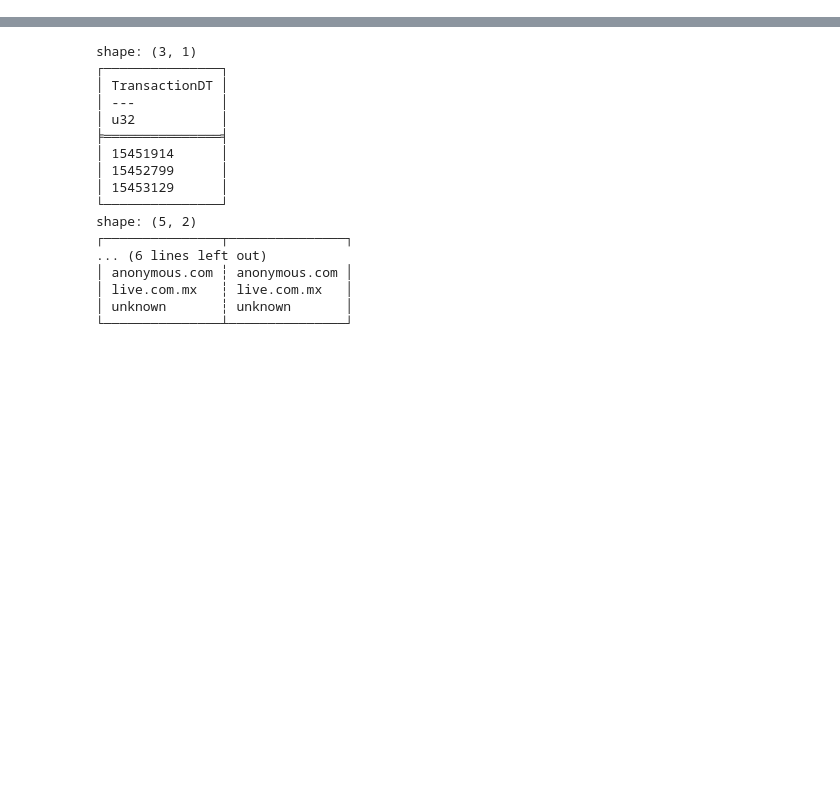
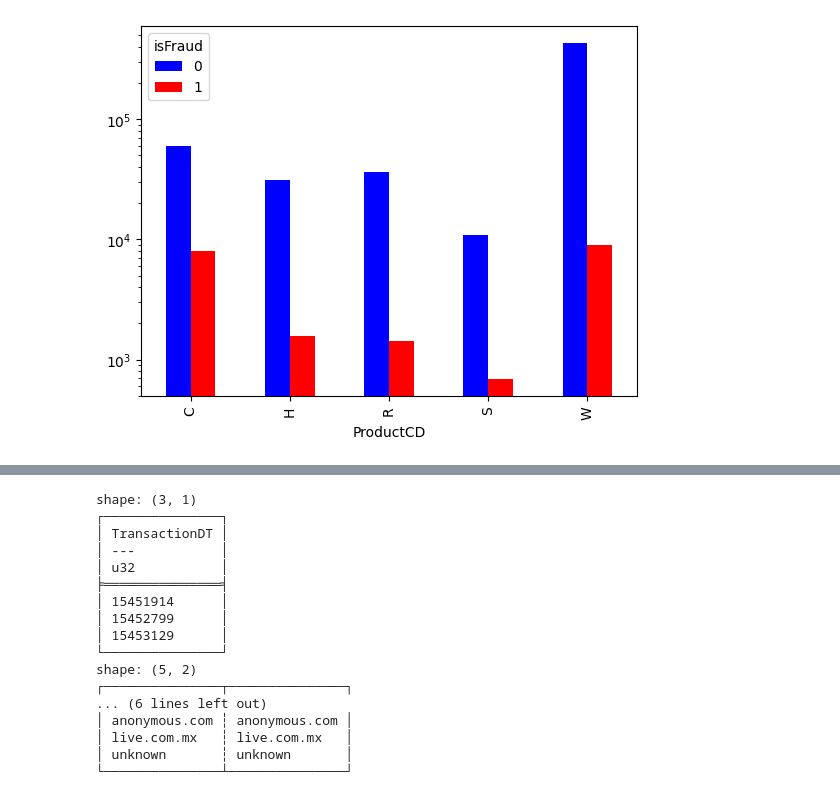
Before and after one commit to MerouaneELH/Fraud-Detection-MLops-project, a Jupyter notebook: NoteBooks/Data_Processing.ipynb, the cells around one changed output, grey strips where cells are left out. Saved outputs shown, nothing was run; the diff lists cells and outputs as text; code cells hidden in the pictures; blank space fills up the shorter version.

```diff
--- a/NoteBooks/Data_Processing.ipynb
+++ b/NoteBooks/Data_Processing.ipynb
@@ -16,9 +19,8 @@ df_tr_test = pl.scan_csv("../Data/Raw/test_transaction.csv")
 join_test = df_tr_test.join(df_id_test,on="TransactionID",how="left")
 join_test.sink_parquet("../Data/Raw/Test.parquet")
 # %%
-df_train = pl.scan_parquet("../Data/Raw/train.parquet")
-df_test = pl.scan_parquet("../Data/Raw/Test.parquet")
-print(df_train.head(5).collect().glimpse())
+df_train = pl.read_parquet("../Data/Raw/train.parquet")
+print(df_train.head(5).glimpse())
 # %% [output]
 Rows: 5
 Columns: 434
@@ -63,30 +61,0 @@ shape: (9, 435)
-# %%
-df_train = df_train.with_columns(cs.string().fill_null("unknown"))
-df_test = df_test.with_columns(cs.string().fill_null("unknown"))
-
-df_test = df_test.rename(
-    {col: col.replace("-", "_") for col in df_test.collect_schema().names() if col.startswith("id-")
-     })
-
-low_card_cols = [
-    "ProductCD", "card4", "card6",
-    "M1", "M2", "M3", "M4", "M5", "M6", "M7", "M8", "M9",
-    "id_12", "id_15", "id_16", "id_23", "id_27", "id_28", "id_29",
-    "id_34", "id_35", "id_36", "id_37", "id_38", "DeviceType"
-]
-
-for col in low_card_cols:
-    # Collect all possible categories from both sets
-    all_cats = (
-        pl.concat([
-            df_train.select(col).collect(),
-            df_test.select(col).collect()
-        ])
-        .get_column(col)
-        .unique()
-        .sort()
-        .to_list()
-    )
-    enum_type = pl.Enum(all_cats)
-    df_train = df_train.with_columns(pl.col(col).cast(enum_type))
-    df_test = df_test.with_columns(pl.col(col).cast(enum_type))
@@ -98,0 +105,6 @@ df_test.sink_parquet("../Data/Processed/test_ready.parquet")
+# %%
+prod_fraud = df_train.select(["ProductCD", "isFraud"]).to_pandas()
+pd.crosstab(prod_fraud["ProductCD"], prod_fraud["isFraud"]).plot(kind='bar', logy=True, color=['blue', 'red'])
+plt.show()
+# %% [output]
+[figure, added]
```
Also changed, not shown: parts of 17 cells of this notebook, 15 other files.
